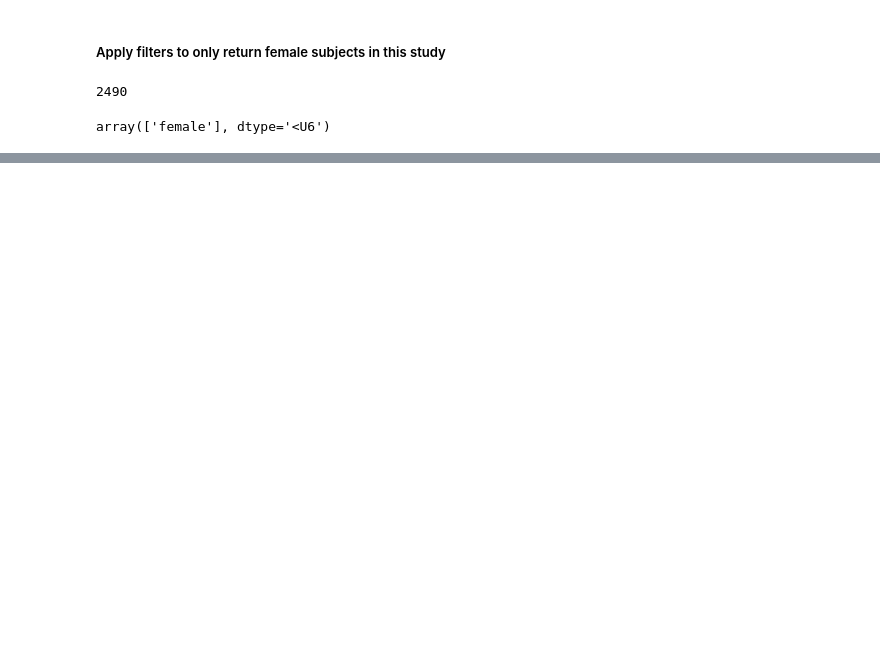
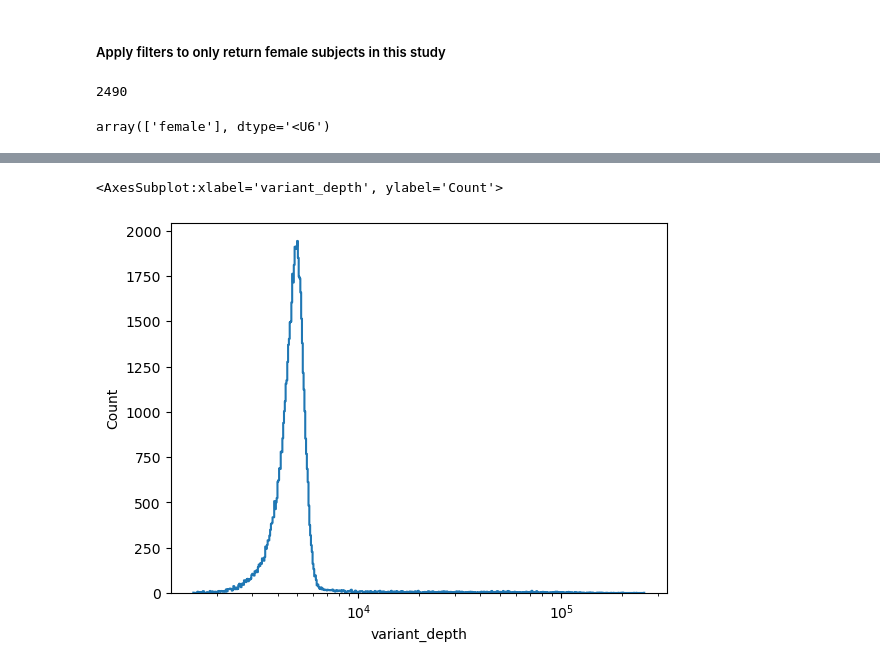
Before and after one commit to uc-cdis/containers, a Jupyter notebook: BRH-notebooks/combined_demos/How_to_access_data.ipynb, the cells around one changed output, grey strips where cells are left out. Drawn from its saved outputs; the diff is of its cells as text; code cells hidden in the pictures; blank space fills up the shorter version.

```diff
--- a/BRH-notebooks/combined_demos/How_to_access_data.ipynb
+++ b/BRH-notebooks/combined_demos/How_to_access_data.ipynb
@@ -337,0 +418,7 @@ array(['female'], dtype='<U6')
+# %%
+variant_depths = [
+    variant.INFO.get('DP')
+    for variant in VCF('ALL.chrY.phase3_integrated_v2b.20130502.genotypes.vcf.gz')
+]
+# %%
+y_chr_df = pd.DataFrame(variant_depths, columns=['variant_depth'])
@@ -337,0 +434,5 @@ array(['female'], dtype='<U6')
+# %%
+sns.histplot(data=y_chr_df, x='variant_depth',  log_scale=(True, False), fill=False, element='step')
+# %% [output]
+<AxesSubplot:xlabel='variant_depth', ylabel='Count'>
+[figure, added]
```
Also changed, not shown: parts of 39 cells of this notebook.
